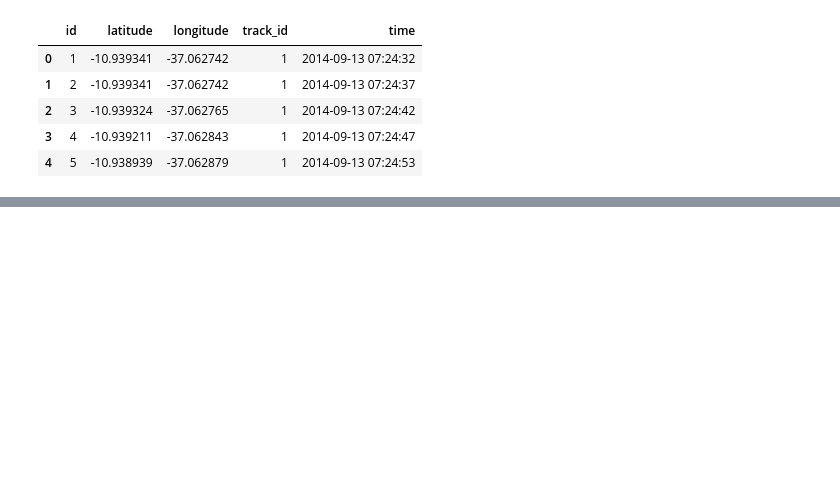
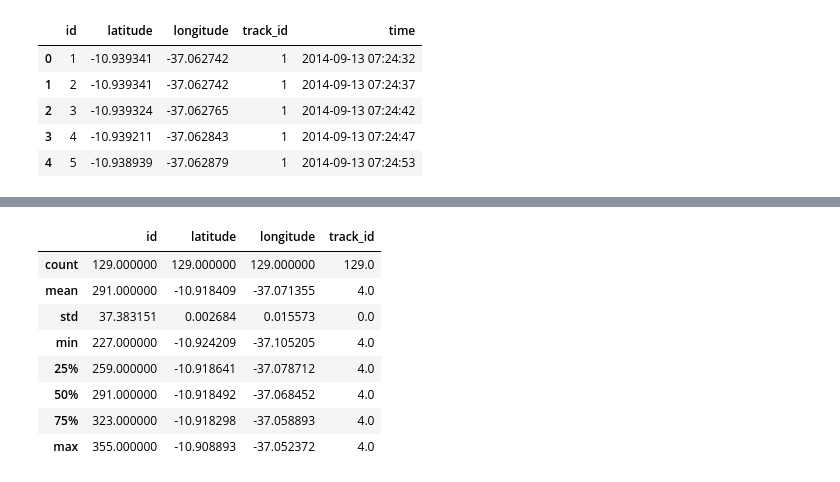
Before and after one commit to anish2197/data-analystics, a Jupyter notebook: Day 4.ipynb, the cells around one changed output, grey strips where cells are left out. Saved outputs shown, nothing was run; the diff lists cells and outputs as text; code cells hidden in the pictures; blank space fills up the shorter version.

```diff
--- a/Day 4.ipynb
+++ b/Day 4.ipynb
@@ -221,0 +248,16 @@ mplleaflet.display()
+# %%
+trip = 4
+
+trip_filter = df["track_id"] == trip
+df_trip = df[trip_filter]
+df_trip.describe()
+# %% [output]
+|  | id | latitude | longitude | track_id |
+| count | 129.000000 | 129.000000 | 129.000000 | 129.0 |
+| mean | 291.000000 | -10.918409 | -37.071355 | 4.0 |
+| std | 37.383151 | 0.002684 | 0.015573 | 0.0 |
+| min | 227.000000 | -10.924209 | -37.105205 | 4.0 |
+| 25% | 259.000000 | -10.918641 | -37.078712 | 4.0 |
+| 50% | 291.000000 | -10.918492 | -37.068452 | 4.0 |
+| 75% | 323.000000 | -10.918298 | -37.058893 | 4.0 |
+| max | 355.000000 | -10.908893 | -37.052372 | 4.0 |
```
Also changed, not shown: parts of 14 cells of this notebook, 3 other files.
